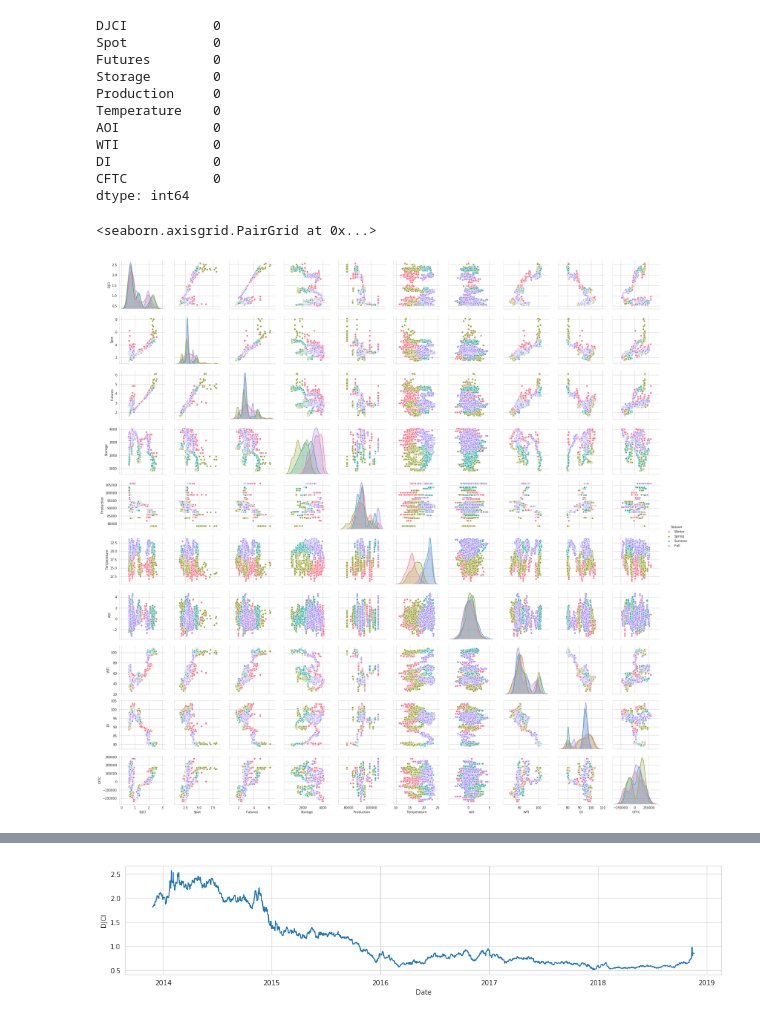
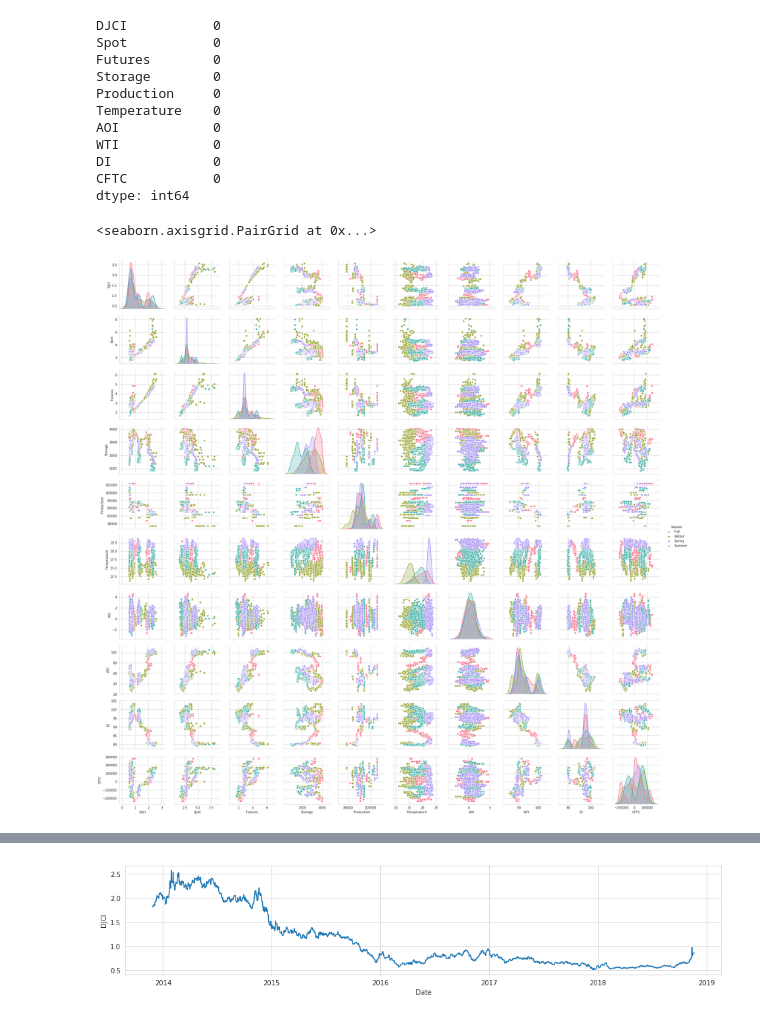
Before and after one commit to amun83/Financial-Data-Science, a Jupyter notebook: FD103_Forecasting_Natural_Gas_ETN_Prices_ARIMA_vs_Deep_Learning.ipynb, the cells around one changed output, grey strips where cells are left out. Cells and saved outputs as stored; diff of their text form; code cells hidden in the pictures.

```diff
--- a/FD103_Forecasting_Natural_Gas_ETN_Prices_ARIMA_vs_Deep_Learning.ipynb
+++ b/FD103_Forecasting_Natural_Gas_ETN_Prices_ARIMA_vs_Deep_Learning.ipynb
@@ -367,16 +366,16 @@ DI             0
 CFTC           0
 dtype: int64
 # %%
-m2season = {  2 : 'Spring' , 5 : 'Summer' ,  8 : 'Fall' , 11 : 'Winter' ,
-              3 : 'Spring' , 6 : 'Summer' ,  9 : 'Fall' , 12 : 'Winter' ,
-              4 : 'Spring' , 7 : 'Summer' , 10 : 'Fall' ,  1 : 'Winter' }
+m2season = { 3 : 'Spring' , 6 : 'Summer' ,  9 : 'Fall' , 12 : 'Winter' ,
+             4 : 'Spring' , 7 : 'Summer' , 10 : 'Fall' ,  1 : 'Winter' ,
+             5 : 'Spring' , 8 : 'Summer' , 11 : 'Fall' ,  2 : 'Winter' }
 
 M['Season'] = M.index.map(lambda x : m2season[x.month])
 
 sns.pairplot(M, hue='Season', palette='husl')
 # %% [output]
 <seaborn.axisgrid.PairGrid at 0x...>
-[figure, old version]
+[figure, new version]
 # %%
 M.corr()
 # %% [output]
```
Also changed, not shown: parts of 24 cells of this notebook.
